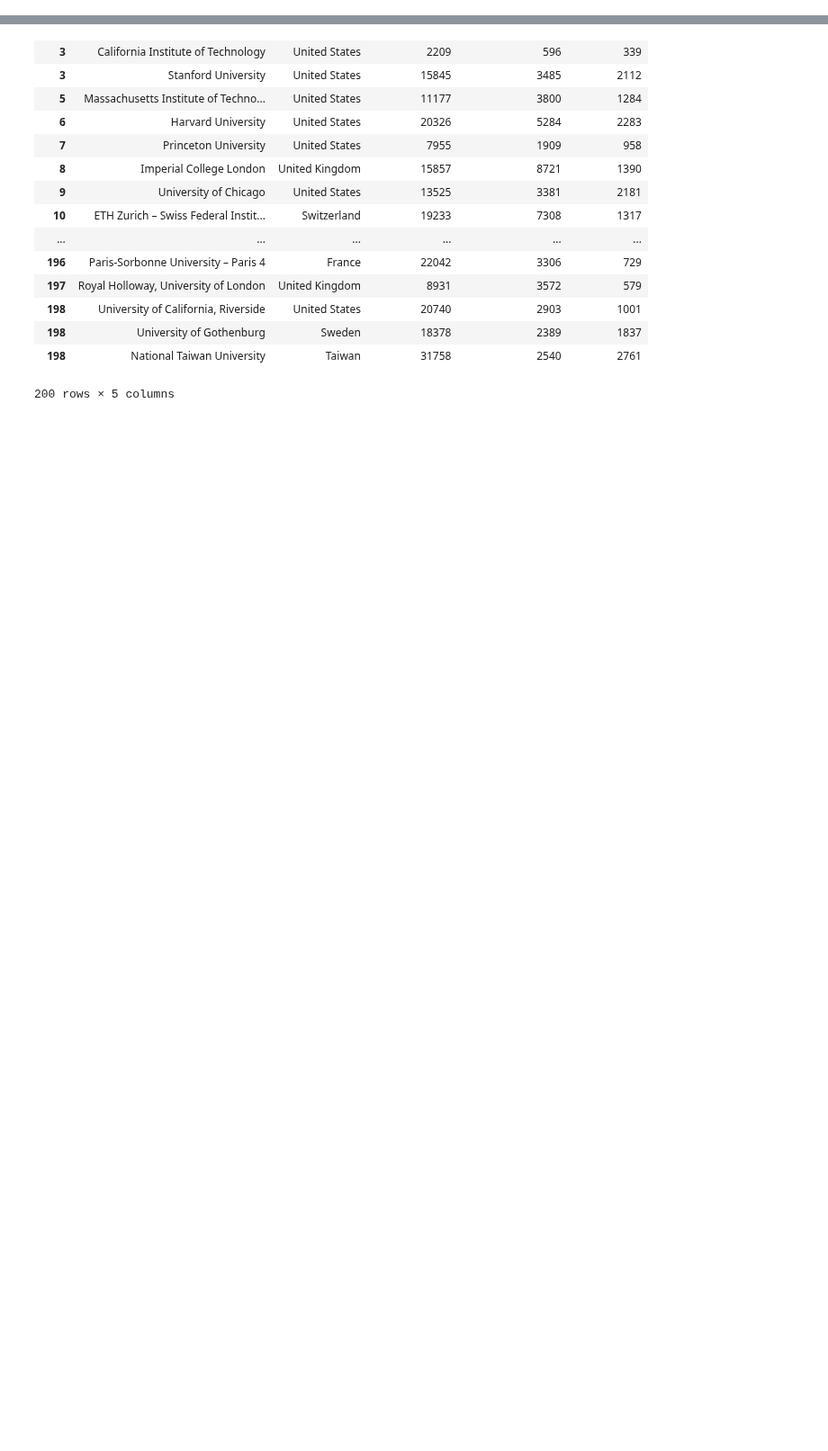
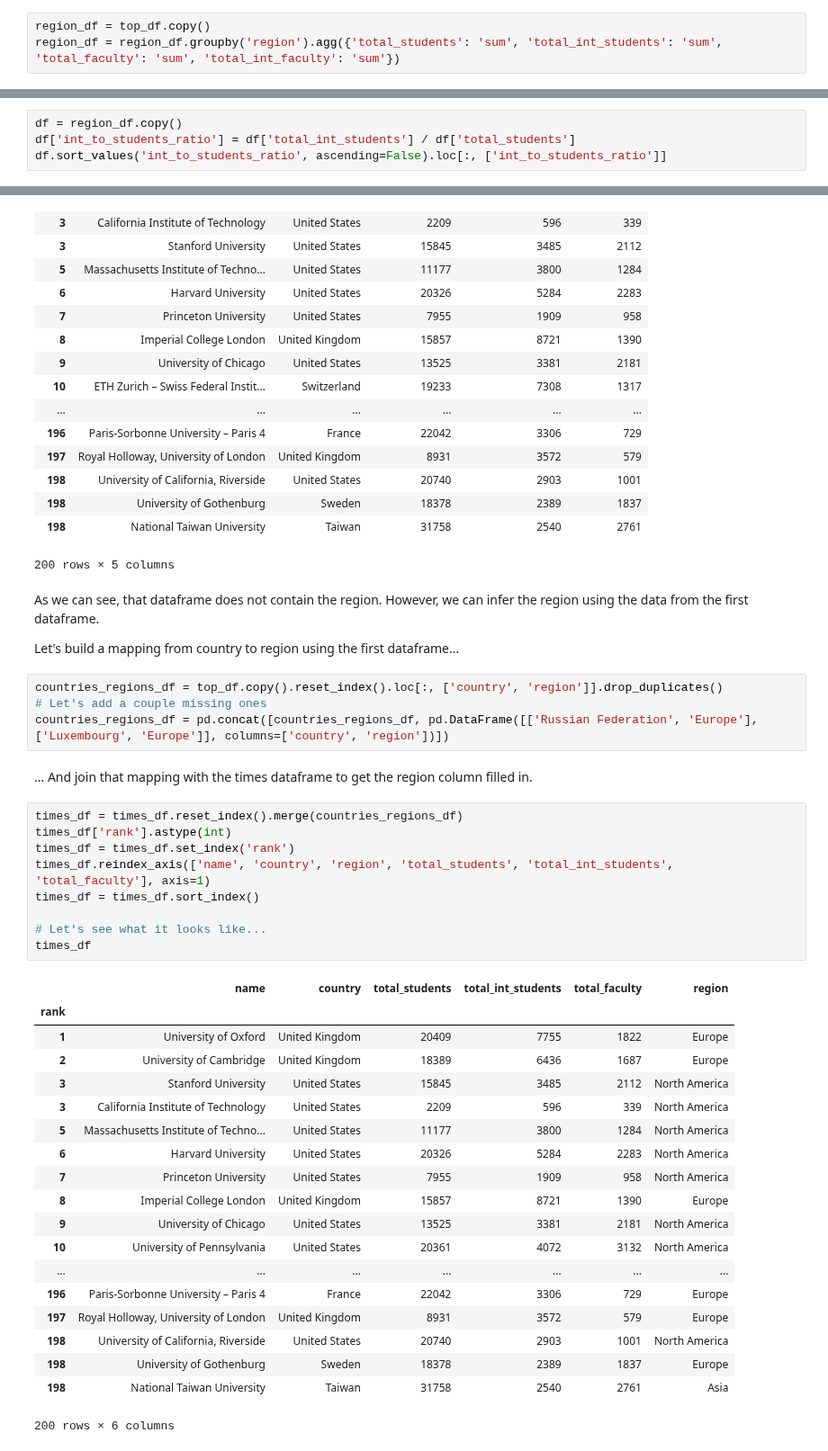
Before and after one commit to mosimann/ADA, a Jupyter notebook: Homework 2.ipynb, the cells around one changed output, grey strips where cells are left out. Shown at 90% size. Saved outputs shown, nothing was run; the diff lists cells and outputs as text; blank space fills up the shorter version.

```diff
--- a/Homework 2.ipynb
+++ b/Homework 2.ipynb
@@ -104,0 +180,3 @@ top_df
+# %%
+region_df = top_df.copy()
+region_df = region_df.groupby('region').agg({'total_students': 'sum', 'total_int_students': 'sum', 'total_faculty': 'sum', 'total_int_faculty': 'sum'})
@@ -104,0 +196,4 @@ top_df
+# %%
+df = region_df.copy()
+df['int_to_students_ratio'] = df['total_int_students'] / df['total_students']
+df.sort_values('int_to_students_ratio', ascending=False).loc[:, ['int_to_students_ratio']]
@@ -157,3 +261,42 @@ times_df
 | 198 | University of Gothenburg | Sweden | 18378 | 2389 | 1837 |
 | 198 | National Taiwan University | Taiwan | 31758 | 2540 | 2761 |
 200 rows × 5 columns
+# %% [markdown]
+As we can see, that dataframe does not contain the region. However, we can infer the region using the data from the first dataframe.
+
+Let's build a mapping from country to region using the first dataframe...
+# %%
+countries_regions_df = top_df.copy().reset_index().loc[:, ['country', 'region']].drop_duplicates()
+# Let's add a couple missing ones
+countries_regions_df = pd.concat([countries_regions_df, pd.DataFrame([['Russian Federation', 'Europe'], ['Luxembourg', 'Europe']], columns=['country', 'region'])])
+# %% [markdown]
+... And join that mapping with the times dataframe to get the region column filled in.
+# %%
+times_df = times_df.reset_index().merge(countries_regions_df)
+times_df['rank'].astype(int)
+times_df = times_df.set_index('rank')
+times_df.reindex_axis(['name', 'country', 'region', 'total_students', 'total_int_students', 'total_faculty'], axis=1)
+times_df = times_df.sort_index()
+
+# Let's see what it looks like...
+times_df
+# %% [output]
+|  | name | country | total_students | total_int_students | total_faculty | region |
+| rank |  |  |  |  |  |  |
+| 1 | University of Oxford | United Kingdom | 20409 | 7755 | 1822 | Europe |
+| 2 | University of Cambridge | United Kingdom | 18389 | 6436 | 1687 | Europe |
+| 3 | Stanford University | United States | 15845 | 3485 | 2112 | North America |
+| 3 | California Institute of Technology | United States | 2209 | 596 | 339 | North America |
+| 5 | Massachusetts Institute of Techno... | United States | 11177 | 3800 | 1284 | North America |
+| 6 | Harvard University | United States | 20326 | 5284 | 2283 | North America |
+| 7 | Princeton University | United States | 7955 | 1909 | 958 | North America |
+| 8 | Imperial College London | United Kingdom | 15857 | 8721 | 1390 | Europe |
+| 9 | University of Chicago | United States | 13525 | 3381 | 2181 | North America |
+| 10 | University of Pennsylvania | United States | 20361 | 4072 | 3132 | North America |
+| ... | ... | ... | ... | ... | ... | ... |
+| 196 | Paris-Sorbonne University – Paris 4 | France | 22042 | 3306 | 729 | Europe |
+| 197 | Royal Holloway, University of London | United Kingdom | 8931 | 3572 | 579 | Europe |
+| 198 | University of California, Riverside | United States | 20740 | 2903 | 1001 | North America |
+| 198 | University of Gothenburg | Sweden | 18378 | 2389 | 1837 | Europe |
+| 198 | National Taiwan University | Taiwan | 31758 | 2540 | 2761 | Asia |
+200 rows × 6 columns
```
Also changed, not shown: parts of 26 cells of this notebook.
